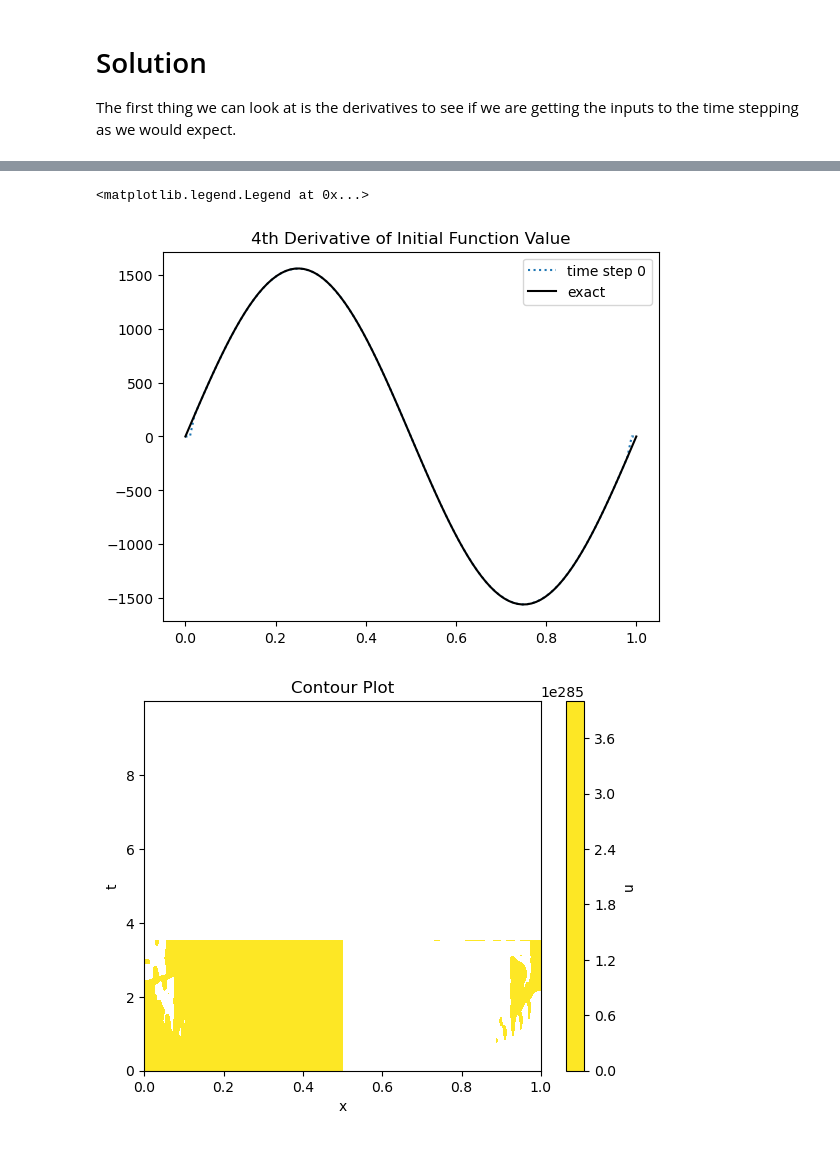
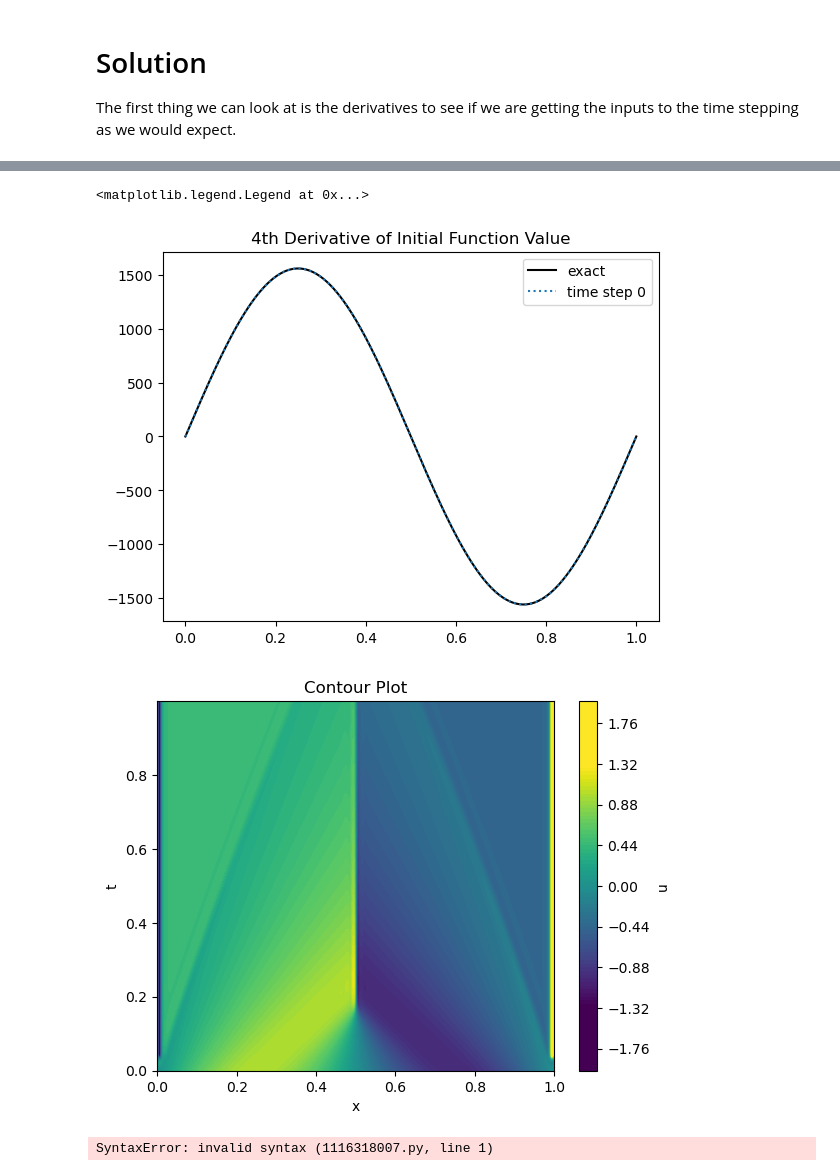
Before and after one commit to mhland10/me5653_CFD_repo, a Jupyter notebook: project/project_notebook.ipynb, the cells around one changed output, grey strips where cells are left out. Drawn from its saved outputs; the diff is of its cells as text; code cells hidden in the pictures.

```diff
--- a/project/project_notebook.ipynb
+++ b/project/project_notebook.ipynb
@@ -20,8 +20,8 @@ from ks_solver import *
 
 First, we need to initialize the object. This will require the domain, where we will first set the time and spatial domains. In our case, the spatial domain will be $x\in[0,1]$ with $N=100$ points. For the time domain, $t\in[0,1]$. i.e.:
 # %%
-x = np.linspace( 0 , 1 , num=100 )
-t_bounds = (0,10)
+x = np.linspace( 0 , 1 , num=400 )
+t_bounds = (0,1)
 # %% [markdown]
 The domain will be initialized with a simple trigonometric, $u(x,0)=sin(2\pi x)$ function for now. Thus,
 # %%
@@ -30,4 +30,6 @@ u_0 = np.sin( 2 * np.pi * x )
 plt.plot( x , u_0 )
 plt.xlim((np.min(x),np.max(x)))
 plt.title("Initialization")
+
+u_0[np.abs(u_0)<=1e-12]=0
 # %% [output]
@@ -36,7 +37,7 @@ Text(0.5, 1.0, 'Initialization')
 # %% [markdown]
 Thus, we know the maximum value for the initialized function is 1. We will let the CFD to test the object out at 0.1. Thus,
 # %%
-CFL = 0.1
+CFL = 100e-3
 dt = CFL * np.mean( np.gradient( x ) ) / np.max( u_0 )
 
 dt
@@ -47,4 +48,4 @@ For now, we will use the default values for the coefficients and study their eff
 
 Let's pull up the object.
 # %%
-ks_test = KS( x , u_0 , t_bounds , dt , alpha=-10e-6 , gamma=1e-9 )
+ks_test = KS( x , u_0 , t_bounds , dt , alpha=-10e-6 , gamma=10e-9 )
@@ -228,34 +252,38 @@ plt.legend( loc = "best" )
 # %%
+# Exact solutions
+plt.plot( ks_test.x , ((2*np.pi)**4) * np.sin( 2 * np.pi * ks_test.x ) , 'k' , label="exact" )
+
 t_steps = [0]
 for i , t in enumerate( t_steps ):
     plt.plot( ks_test.x , ks_test.B_fourth.dot( ks_test.u[t] ) , ':' , label=f"time step {t}" )
 
-# Exact solutions
-plt.plot( ks_test.x , ((2*np.pi)**4) * np.sin( 2 * np.pi * ks_test.x ) , 'k' , label="exact" )
-
 plt.title("4th Derivative of Initial Function Value")
 plt.legend( loc = "best" )
 # %% [output]
 <matplotlib.legend.Legend at 0x...>
-[figure, old version]
+[figure, new version]
 # %%
 x = ks_test.x
 y = ks_test.t
 X , Y = np.meshgrid( x , y )
 Z = ks_test.u
 
 # Set the limits for the color scale
-contour = plt.contourf(X, Y, Z, levels=25, cmap='viridis', vmin=-1.3, vmax=1.3 )
+contour = plt.contourf(X, Y, Z, levels=100, cmap='viridis', vmin=-1.3, vmax=1.3 )
 
 # Add a colorbar
 cbar = plt.colorbar(contour)
 cbar.set_label('u')
 
 # Add axis labels
 plt.xlabel('x')
 plt.ylabel('t')
 plt.title('Contour Plot')
 
 plt.show()
 # %% [output]
-[figure, old version]
+[figure, new version]
+# %%
+stop here
+# %% [output]
+SyntaxError: invalid syntax (1116318007.py, line 1)
```
Also changed, not shown: parts of 39 cells of this notebook, 7 other files.
